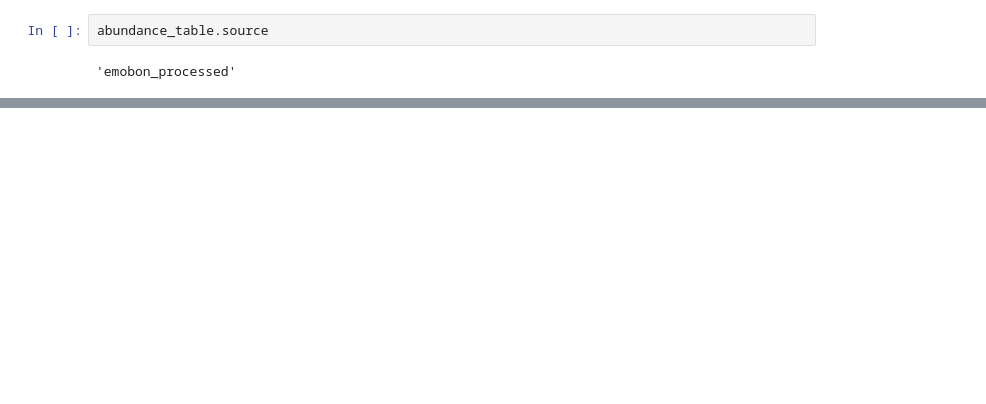
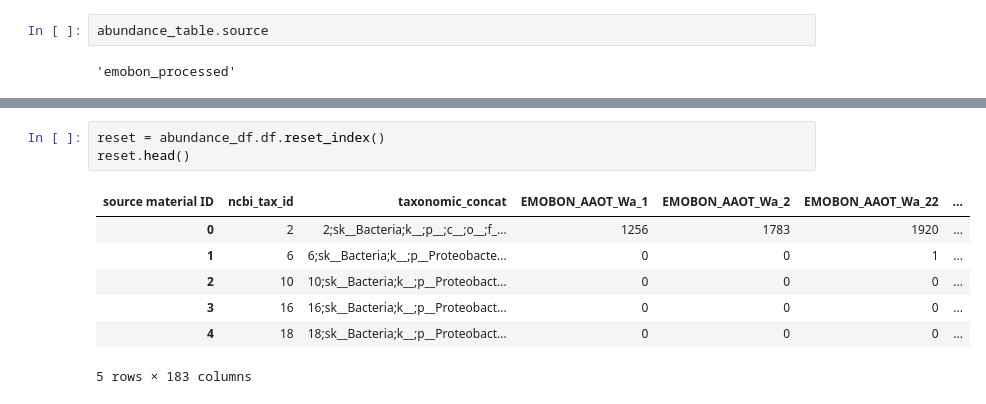
Before and after one commit to emo-bon/momics-demos, a Jupyter notebook: wfs_extra/scripts/mgnify/test_mgnify_oop.ipynb, the cells around one changed output, grey strips where cells are left out. Saved outputs shown, nothing was run; the diff lists cells and outputs as text; blank space fills up the shorter version.

```diff
--- a/wfs_extra/scripts/mgnify/test_mgnify_oop.ipynb
+++ b/wfs_extra/scripts/mgnify/test_mgnify_oop.ipynb
@@ -191,0 +215,11 @@ abundance_table.source
+# %%
+reset = abundance_df.df.reset_index()
+reset.head()
+# %% [output]
+| source material ID | ncbi_tax_id | taxonomic_concat | EMOBON_AAOT_Wa_1 | EMOBON_AAOT_Wa_2 | EMOBON_AAOT_Wa_22 | ... |
+| 0 | 2 | 2;sk__Bacteria;k__;p__;c__;o__;f_... | 1256 | 1783 | 1920 | ... |
+| 1 | 6 | 6;sk__Bacteria;k__;p__Proteobacte... | 0 | 0 | 1 | ... |
+| 2 | 10 | 10;sk__Bacteria;k__;p__Proteobact... | 0 | 0 | 0 | ... |
+| 3 | 16 | 16;sk__Bacteria;k__;p__Proteobact... | 0 | 0 | 0 | ... |
+| 4 | 18 | 18;sk__Bacteria;k__;p__Proteobact... | 0 | 0 | 0 | ... |
+5 rows × 183 columns
```
Also changed, not shown: parts of 25 cells of this notebook, 13 other files.
